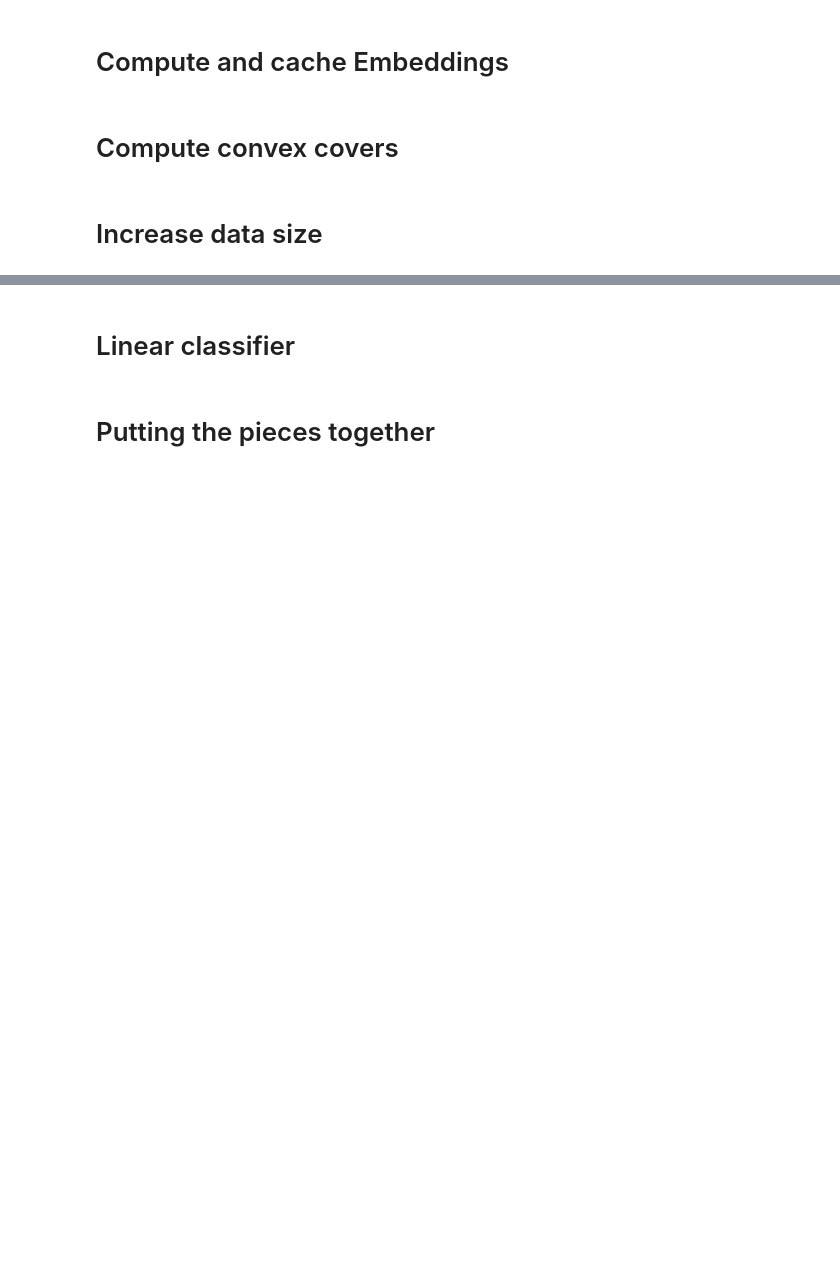
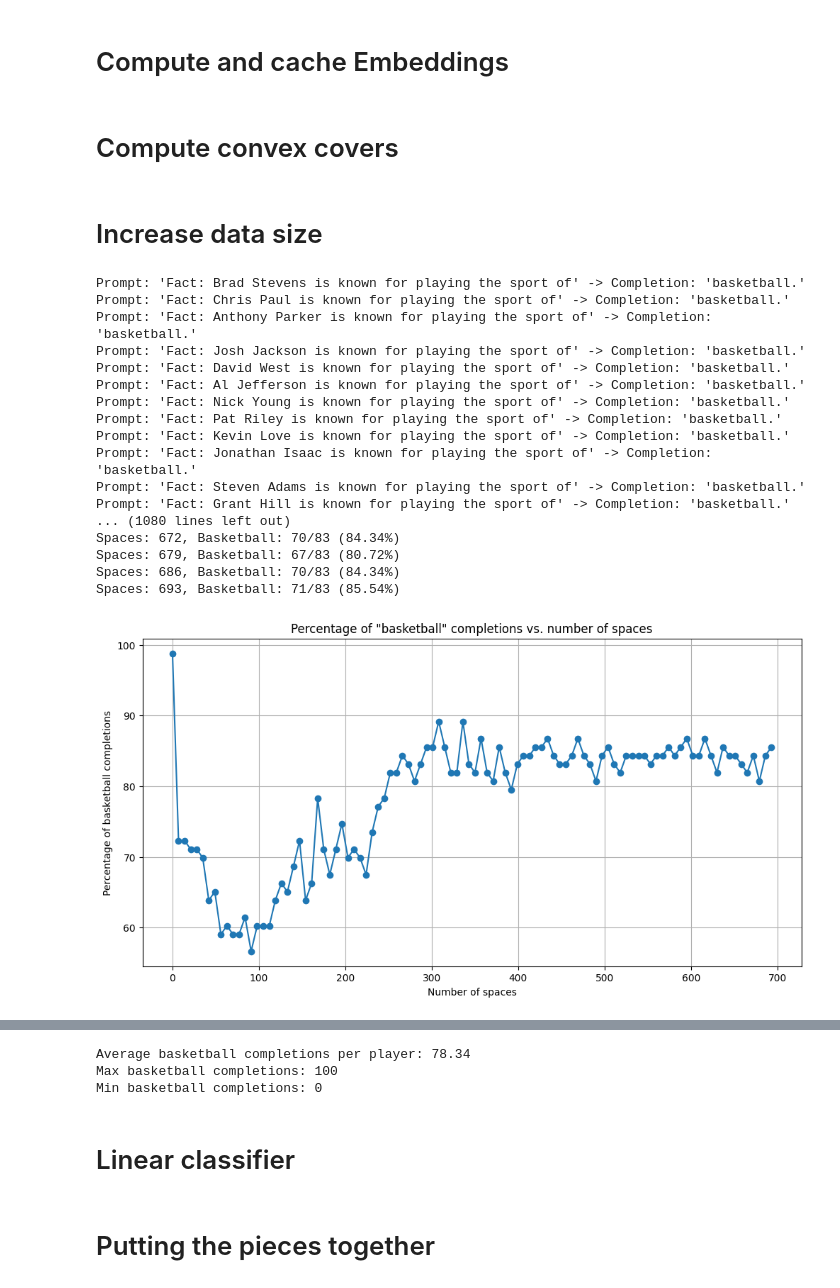
Before and after one commit to pwahs/convex-sets-in-residual-stream, a Jupyter notebook: convex_sets/cover_basketballers_large_net.ipynb, the cells around one changed output, grey strips where cells are left out. Cells and saved outputs as stored; diff of their text form; code cells hidden in the pictures; blank space fills up the shorter version.

```diff
--- a/convex_sets/cover_basketballers_large_net.ipynb
+++ b/convex_sets/cover_basketballers_large_net.ipynb
@@ -532,7 +532,7 @@ results_per_prefix = []
 results_per_name = {name.strip():0 for name in player_names}
 
 # Loop through different numbers of spaces
-for num_spaces in range(0, 1000, 10):
+for num_spaces in range(0, 700, 7):
     prefix = " " * num_spaces
     basketball_count = 0
     total_count = 0
@@ -575,30 +575,49 @@ plt.title('Percentage of "basketball" completions vs. number of spaces')
 plt.xlabel('Number of spaces')
 plt.ylabel('Percentage of basketball completions')
 plt.grid(True)
 plt.show()
 
 # Sort players by their count of basketball completions
 sorted_players = sorted(results_per_name.items(), key=lambda x: x[1], reverse=True)
 player_names_sorted = [player[0] for player in sorted_players]
 completion_counts = [player[1] for player in sorted_players]
 
 # Create a horizontal bar chart for better readability with many player names
 plt.figure(figsize=(10, 12))
 bars = plt.barh(player_names_sorted, completion_counts)
 
 # Add count labels to the bars
 for i, bar in enumerate(bars):
     plt.text(bar.get_width() + 0.2, bar.get_y() + bar.get_height()/2,
              str(completion_counts[i]),
              va='center')
 
 plt.xlabel('Number of "basketball" completions')
 plt.ylabel('Player Name')
 plt.title('Sensitivity of Player Names to Spacing (steps of 10)\n(Higher = More Robust Basketball Association)')
 plt.tight_layout()
 plt.show()
 
 # Summary statistics
 print(f"Average basketball completions per player: {sum(completion_counts)/len(completion_counts):.2f}")
 print(f"Max basketball completions: {max(completion_counts)}")
 print(f"Min basketball completions: {min(completion_counts)}")
+# %% [output]
+Prompt: 'Fact: Brad Stevens is known for playing the sport of' -> Completion: 'basketball.'
+Prompt: 'Fact: Chris Paul is known for playing the sport of' -> Completion: 'basketball.'
+Prompt: 'Fact: Anthony Parker is known for playing the sport of' -> Completion: 'basketball.'
+Prompt: 'Fact: Josh Jackson is known for playing the sport of' -> Completion: 'basketball.'
+Prompt: 'Fact: David West is known for playing the sport of' -> Completion: 'basketball.'
+Prompt: 'Fact: Al Jefferson is known for playing the sport of' -> Completion: 'basketball.'
+Prompt: 'Fact: Nick Young is known for playing the sport of' -> Completion: 'basketball.'
+Prompt: 'Fact: Pat Riley is known for playing the sport of' -> Completion: 'basketball.'
+Prompt: 'Fact: Kevin Love is known for playing the sport of' -> Completion: 'basketball.'
+Prompt: 'Fact: Jonathan Isaac is known for playing the sport of' -> Completion: 'basketball.'
+Prompt: 'Fact: Steven Adams is known for playing the sport of' -> Completion: 'basketball.'
+Prompt: 'Fact: Grant Hill is known for playing the sport of' -> Completion: 'basketball.'
+... (1080 lines left out)
+Spaces: 672, Basketball: 70/83 (84.34%)
+Spaces: 679, Basketball: 67/83 (80.72%)
+Spaces: 686, Basketball: 70/83 (84.34%)
+Spaces: 693, Basketball: 71/83 (85.54%)
+[figure, added]
@@ -605,3 +625,6 @@ print(f"Min basketball completions: {min(completion_counts)}")
+Average basketball completions per player: 78.34
+Max basketball completions: 100
+Min basketball completions: 0
 # %%
 from convex_point_cover.algorithms.fast_kruskal import fast_kruskal
 
```
Also changed, not shown: parts of 11 cells of this notebook, 1 other file.
